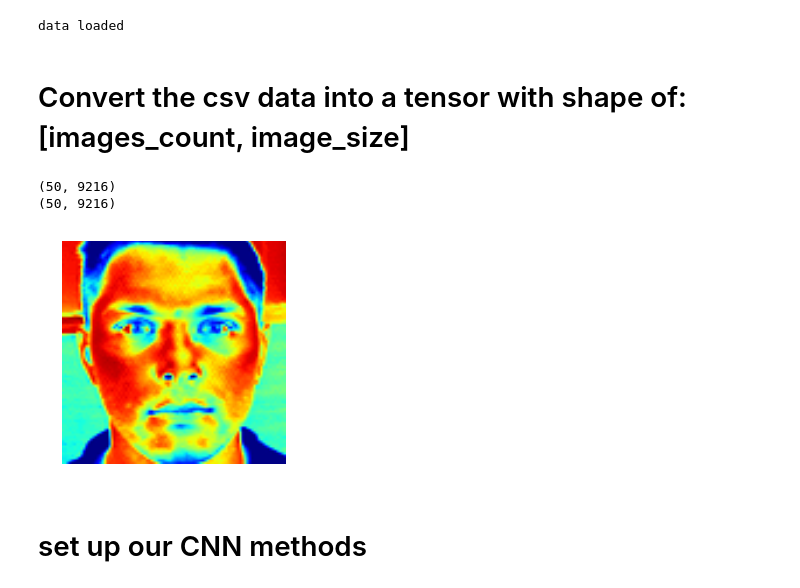
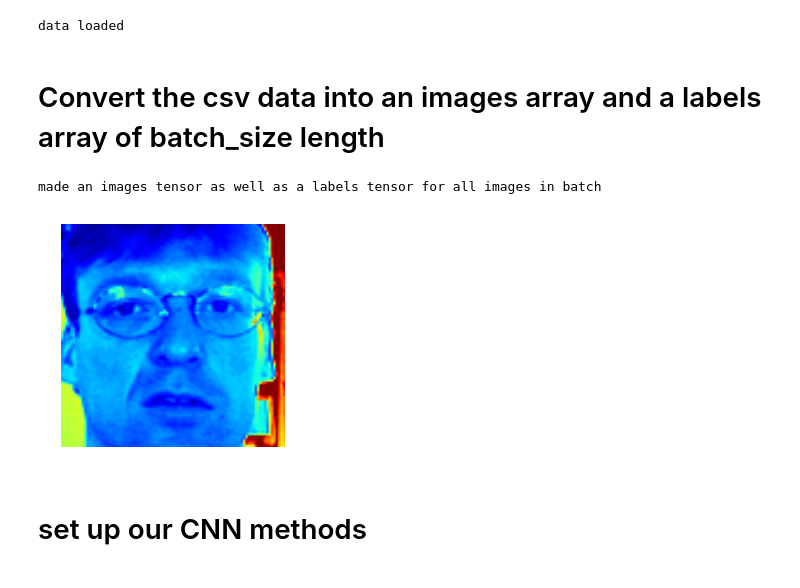
Before and after one commit to rikkitikkitumbo/Kaggle-Face-Recognition, a Jupyter notebook: code.ipynb, the cells around one changed output. Saved outputs shown, nothing was run; the diff lists cells and outputs as text; code cells hidden in the pictures.

```diff
--- a/code.ipynb
+++ b/code.ipynb
@@ -13,45 +14,46 @@ print 'data loaded'
 # %% [output]
 data loaded
 # %% [markdown]
-# Convert the csv data into a tensor with shape of: [images_count, image_size]
+# Convert the csv data into an images array and a labels array of batch_size length
 # %%
 # misc variables and sizes of data
 images_count = data.iloc[0:,30:].shape[0]  # images_count = 7049
 image_strings = data.iloc[0:,30:].values
+labels = data.iloc[:, 0:30].values
 image_array_size = len(image_strings[0,0].split(' ')) # image_array_size = 9216
 desired_locations_count = 30
 image_width = image_height = int(np.sqrt(image_array_size)) # image height/width = 96.0
+batch_size = 50
+
+# get a batch of images and labels
+def get_batch(batch_size):
+    tmpImages = []
+    tmpLabels = []
+    for i in range(0, batch_size):
+        rndInt = random.randint(0, batch_size)
+        image = image_strings[rndInt,0].split(' ')
+        image = [float(i) for i in image]
+        image = [i*(1/255) for i in image]
+        tmpImages.append(image)
+        tmpLabels.append(labels[rndInt])
+    return (np.asarray(tmpImages),np.asarray(tmpLabels))
 
 
-batch_size = 50
-
-images = []
-
-for i in range(0,batch_size):
-    image = (image_strings[i,0].split(' '))
-    image = map(float, image)
-    images.append(image) # => (50, 9216)
-
-tf_images = tf.convert_to_tensor(images, dtype=tf.float32)
-print tf_images.get_shape()
-
-np_images = np.asarray(images)
-print np_images.shape # => (50, 9216)
+print('made an images tensor as well as a labels tensor for all images in batch')
 # %% [output]
-(50, 9216)
-(50, 9216)
+made an images tensor as well as a labels tensor for all images in batch
 # %%
 def display(img):
     sq = np.sqrt(img.shape)
     one_image = img.reshape(sq, sq)
     plt.axis('off')
     plt.imshow(one_image) #, cmap='Greys', clim = (-1.0,1.0))
     plt.show()
 
-imag = np_images[3,:]
+imag = np_images[15,:]
 display(imag)
 # %% [output]
-[figure, old version]
+[figure, new version]
 # %% [markdown]
 # set up our CNN methods
 # %%
```
Also changed, not shown: parts of 13 cells of this notebook.
